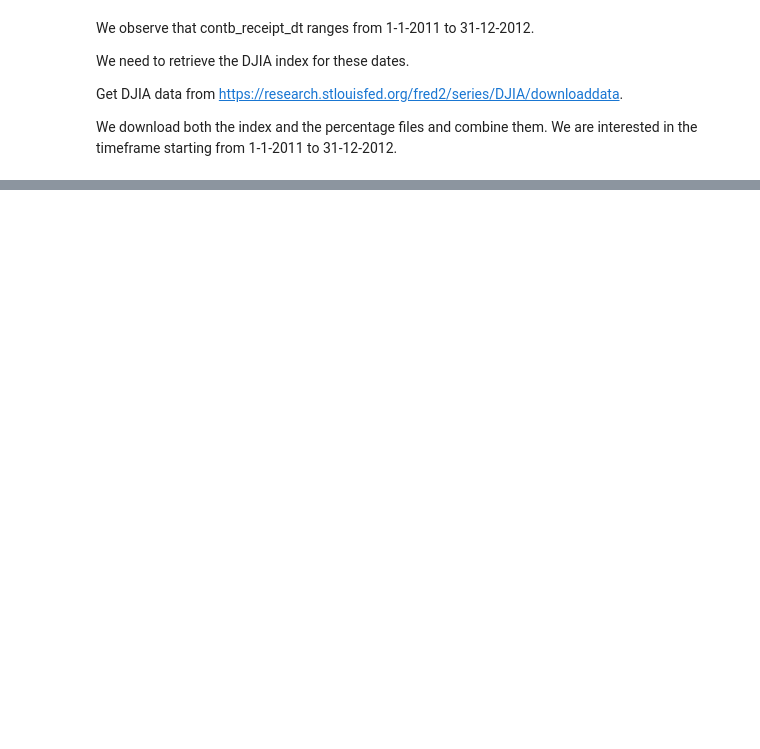
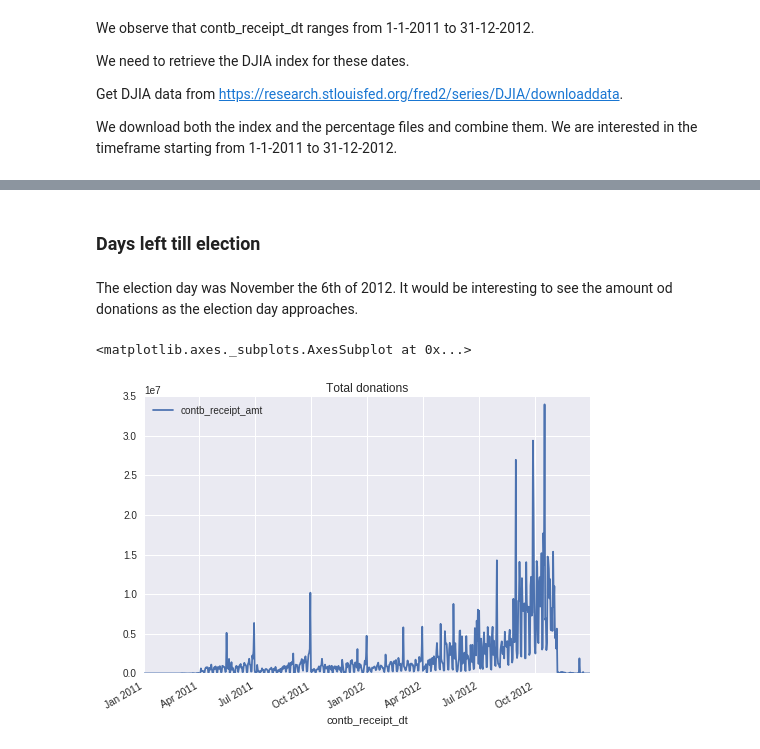
Before and after one commit to BabisK/M36101P-Assignent1, a Jupyter notebook: M36101P-Assignment1.ipynb, the cells around one changed output, grey strips where cells are left out. Drawn from its saved outputs; the diff is of its cells as text; code cells hidden in the pictures; blank space fills up the shorter version.

```diff
--- a/M36101P-Assignment1.ipynb
+++ b/M36101P-Assignment1.ipynb
@@ -173,0 +378,9 @@ Next the NaN entries. All of them seem to be valid entries
+# %% [markdown]
+### Days left till election
+# %% [markdown]
+The election day was November the 6th of 2012. It would be interesting to see the amount od donations as the election day approaches.
+# %%
+donations_per_day.plot(x = 'contb_receipt_dt', y = 'contb_receipt_amt', title = 'Total donations')
+# %% [output]
+<matplotlib.axes._subplots.AxesSubplot at 0x...>
+[figure, added]
```
Also changed, not shown: parts of 108 cells of this notebook.
